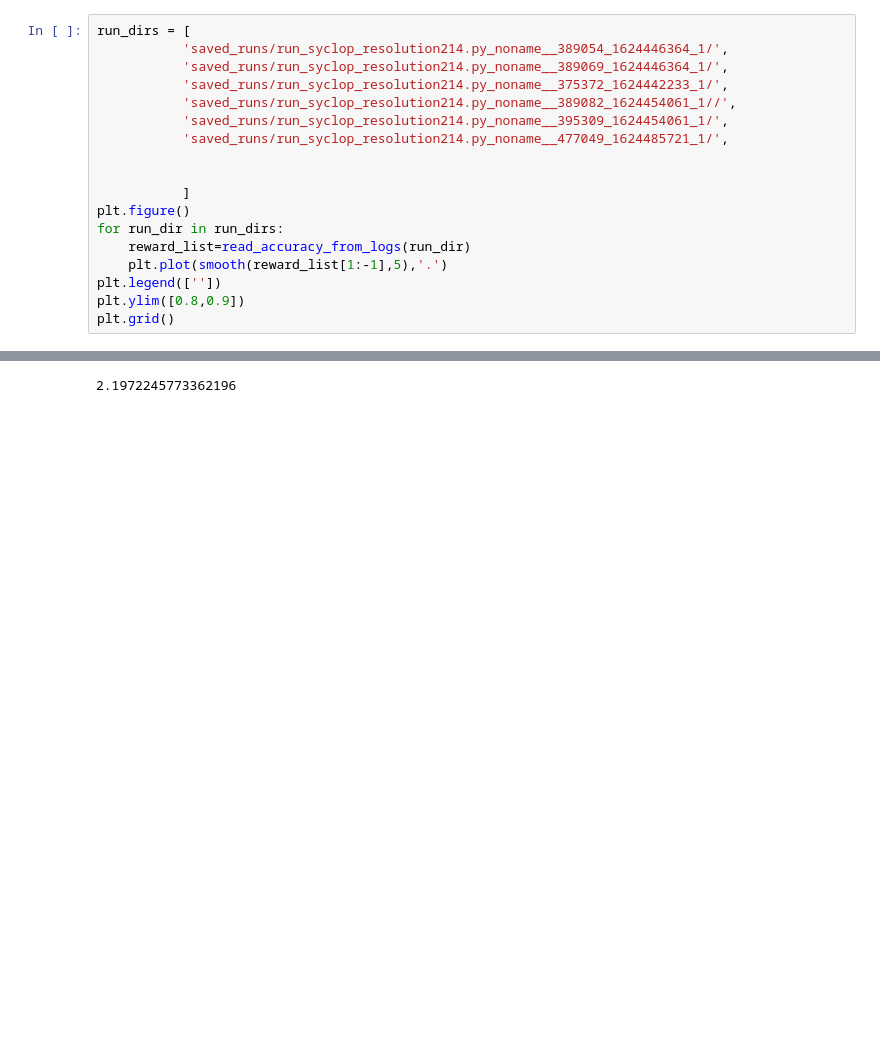
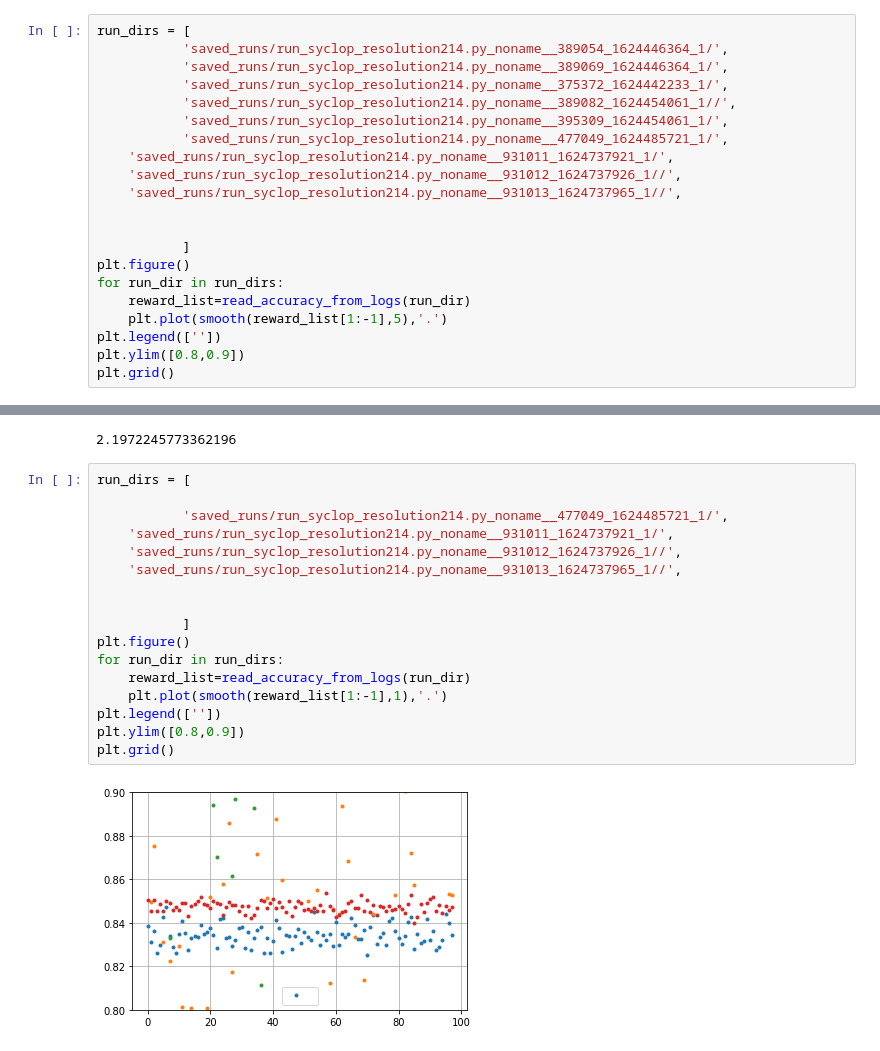
Before and after one commit to sashkarivkind/imagewalker, a Jupyter notebook: log_reader_resolution.ipynb, the cells around one changed output, grey strips where cells are left out. Saved outputs shown, nothing was run; the diff lists cells and outputs as text; blank space fills up the shorter version.

```diff
--- a/log_reader_resolution.ipynb
+++ b/log_reader_resolution.ipynb
@@ -307,6 +307,9 @@ run_dirs = [
            'saved_runs/run_syclop_resolution214.py_noname__389082_1624454061_1//',
            'saved_runs/run_syclop_resolution214.py_noname__395309_1624454061_1/',
            'saved_runs/run_syclop_resolution214.py_noname__477049_1624485721_1/',
+    'saved_runs/run_syclop_resolution214.py_noname__931011_1624737921_1/',
+    'saved_runs/run_syclop_resolution214.py_noname__931012_1624737926_1//',
+    'saved_runs/run_syclop_resolution214.py_noname__931013_1624737965_1//',
 
 
            ]
@@ -323,3 +326,22 @@ plt.grid()
 np.log(9)
 # %% [output]
 2.1972245773362196
+# %%
+run_dirs = [
+
+           'saved_runs/run_syclop_resolution214.py_noname__477049_1624485721_1/',
+    'saved_runs/run_syclop_resolution214.py_noname__931011_1624737921_1/',
+    'saved_runs/run_syclop_resolution214.py_noname__931012_1624737926_1//',
+    'saved_runs/run_syclop_resolution214.py_noname__931013_1624737965_1//',
+
+
+           ]
+plt.figure()
+for run_dir in run_dirs:
+    reward_list=read_accuracy_from_logs(run_dir)
+    plt.plot(smooth(reward_list[1:-1],1),'.')
+plt.legend([''])
+plt.ylim([0.8,0.9])
+plt.grid()
+# %% [output]
+[figure, added]
```
Also changed, not shown: parts of 4 cells of this notebook, 3 other files.
